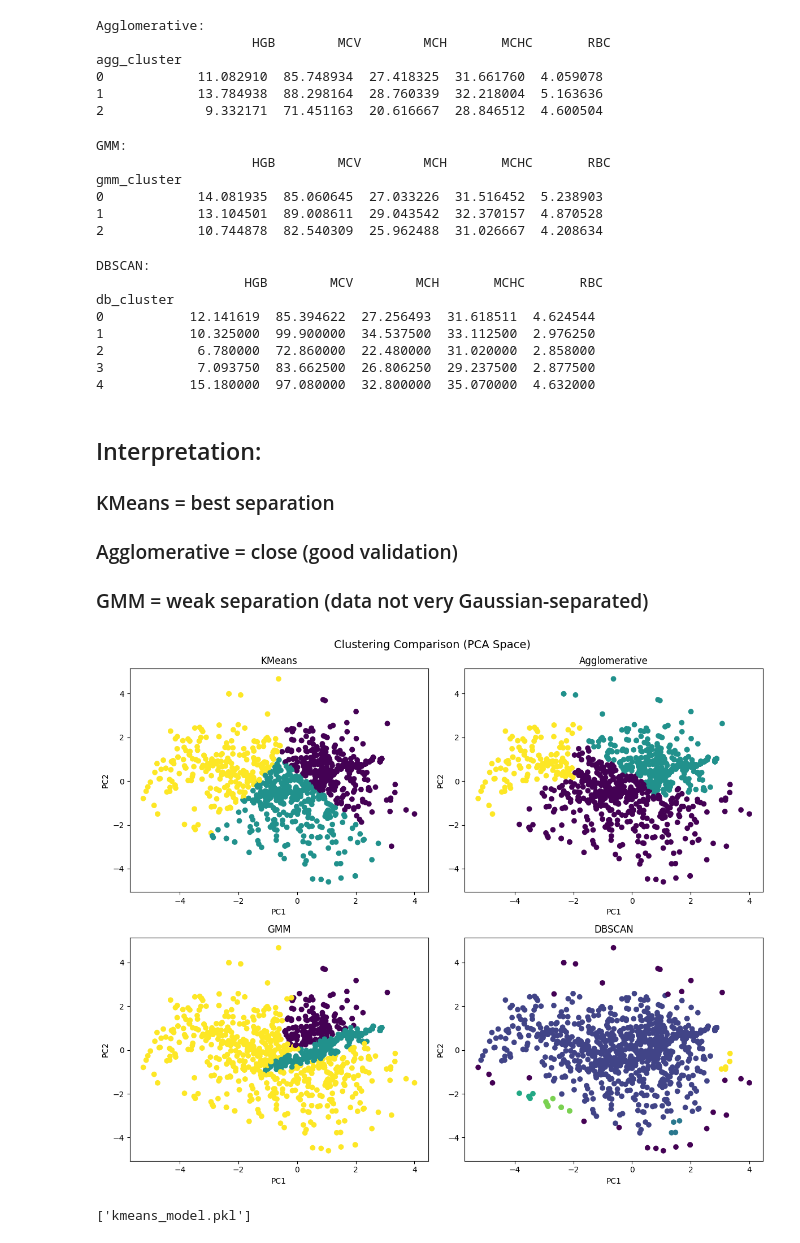
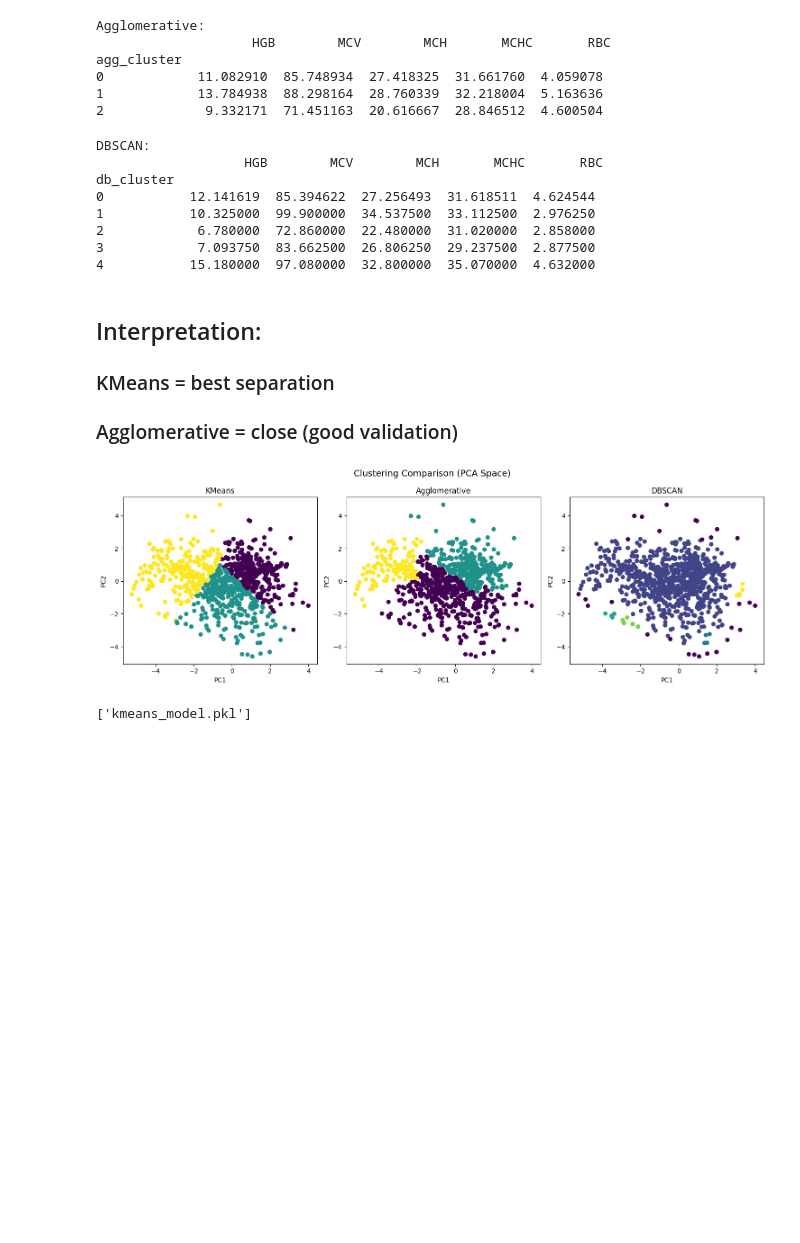
Before and after one commit to aranjali1/anemia-severity-prediction, a Jupyter notebook: microcytic_severity_Clustering.ipynb, the cells around one changed output. Drawn from its saved outputs; the diff is of its cells as text; code cells hidden in the pictures; blank space fills up the shorter version.

```diff
--- a/microcytic_severity_Clustering.ipynb
+++ b/microcytic_severity_Clustering.ipynb
@@ -478,16 +485,6 @@ agg_cluster
 0            11.082910  85.748934  27.418325  31.661760  4.059078
 1            13.784938  88.298164  28.760339  32.218004  5.163636
 2             9.332171  71.451163  20.616667  28.846512  4.600504
-# %%
-df_clean['gmm_cluster'] = y_gmm
-print("\nGMM:\n", cluster_summary(df_clean, 'gmm_cluster'))
-# %% [output]
-GMM:
-                    HGB        MCV        MCH       MCHC       RBC
-gmm_cluster
-0            14.081935  85.060645  27.033226  31.516452  5.238903
-1            13.104501  89.008611  29.043542  32.370157  4.870528
-2            10.744878  82.540309  25.962488  31.026667  4.208634
 # %%
 df_clean['db_cluster'] = y_db
 
@@ -506,37 +503,32 @@ db_cluster
 ## Interpretation:
 ### KMeans = best separation
 ### Agglomerative = close (good validation)
-### GMM = weak separation (data not very Gaussian-separated)
 # %%
 import matplotlib.pyplot as plt
 
-fig, axes = plt.subplots(2, 2, figsize=(12, 10))
+fig, axes = plt.subplots(1, 3, figsize=(15, 5))
 
 # KMeans
-axes[0,0].scatter(X_pca[:,0], X_pca[:,1], c=y_means)
-axes[0,0].set_title("KMeans")
+axes[0].scatter(X_pca[:,0], X_pca[:,1], c=y_means)
+axes[0].set_title("KMeans")
 
 # Agglomerative
-axes[0,1].scatter(X_pca[:,0], X_pca[:,1], c=y_agg)
-axes[0,1].set_title("Agglomerative")
-
-# GMM
-axes[1,0].scatter(X_pca[:,0], X_pca[:,1], c=y_gmm)
-axes[1,0].set_title("GMM")
+axes[1].scatter(X_pca[:,0], X_pca[:,1], c=y_agg)
+axes[1].set_title("Agglomerative")
 
 # DBSCAN
-axes[1,1].scatter(X_pca[:,0], X_pca[:,1], c=y_db)
-axes[1,1].set_title("DBSCAN")
+axes[2].scatter(X_pca[:,0], X_pca[:,1], c=y_db)
+axes[2].set_title("DBSCAN")
 
-for ax in axes.flat:
+for ax in axes:
     ax.set_xlabel("PC1")
     ax.set_ylabel("PC2")
 
 plt.suptitle("Clustering Comparison (PCA Space)", fontsize=14)
 plt.tight_layout()
 plt.show()
 # %% [output]
-[figure, old version]
+[figure, new version]
 # %%
 import joblib
 
```
Also changed, not shown: parts of 6 cells of this notebook, 3 other files.
